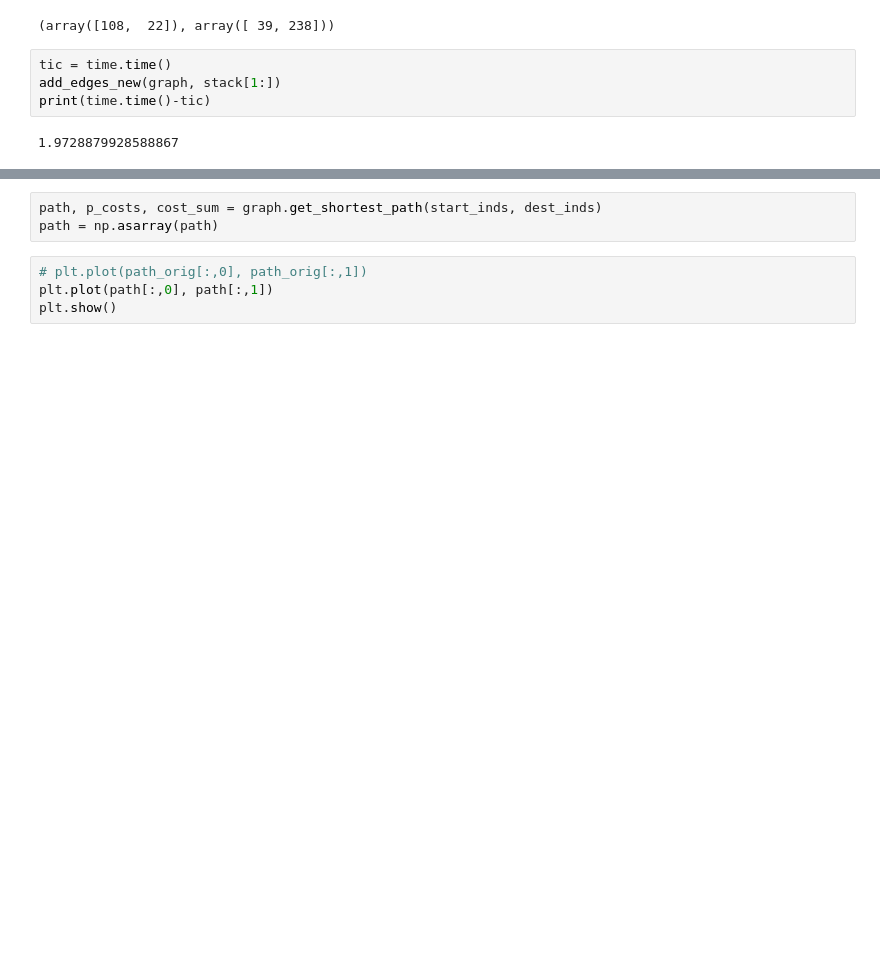
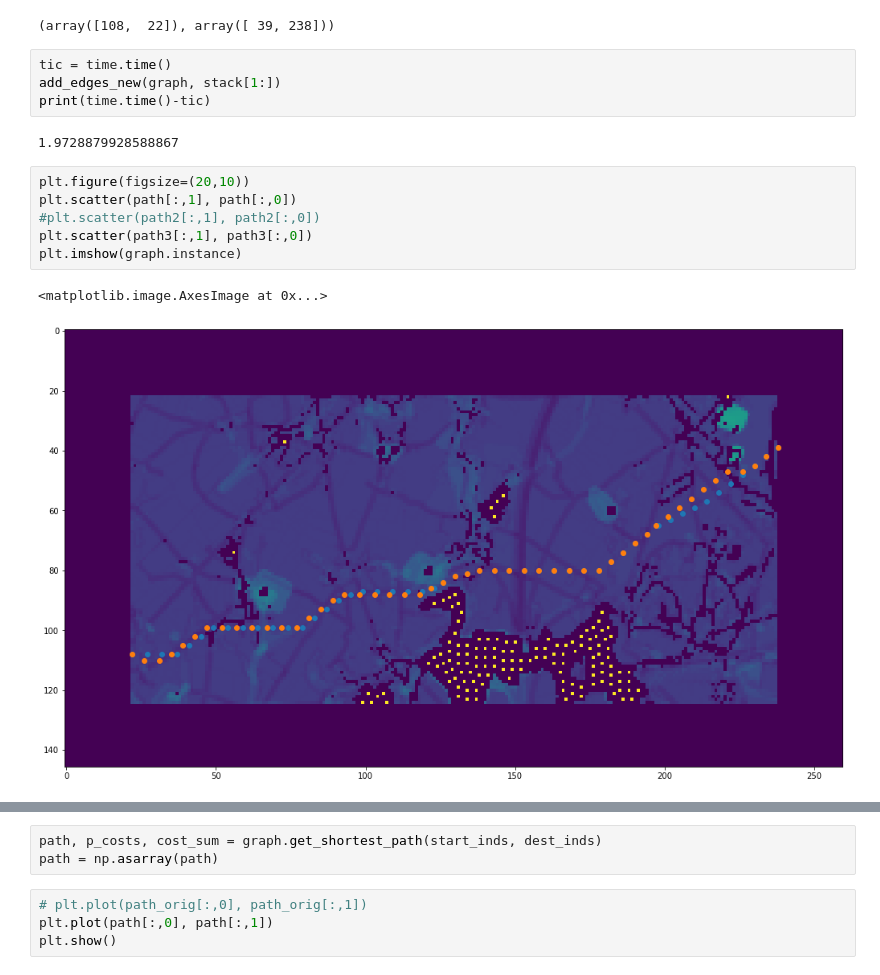
Before and after one commit to NinaWie/PowerPlanner, a Jupyter notebook: notebooks/topological_sort.ipynb, the cells around one changed output, grey strips where cells are left out. Drawn from its saved outputs; the diff is of its cells as text; blank space fills up the shorter version.

```diff
--- a/notebooks/topological_sort.ipynb
+++ b/notebooks/topological_sort.ipynb
@@ -246,4 +297,13 @@ add_edges_new(graph, stack[1:])
 print(time.time()-tic)
 # %% [output]
 1.9728879928588867
+# %%
+plt.figure(figsize=(20,10))
+plt.scatter(path[:,1], path[:,0])
+#plt.scatter(path2[:,1], path2[:,0])
+plt.scatter(path3[:,1], path3[:,0])
+plt.imshow(graph.instance)
+# %% [output]
+<matplotlib.image.AxesImage at 0x...>
+[figure, added]
 # %%
```
Also changed, not shown: parts of 14 cells of this notebook, 7 other files.
